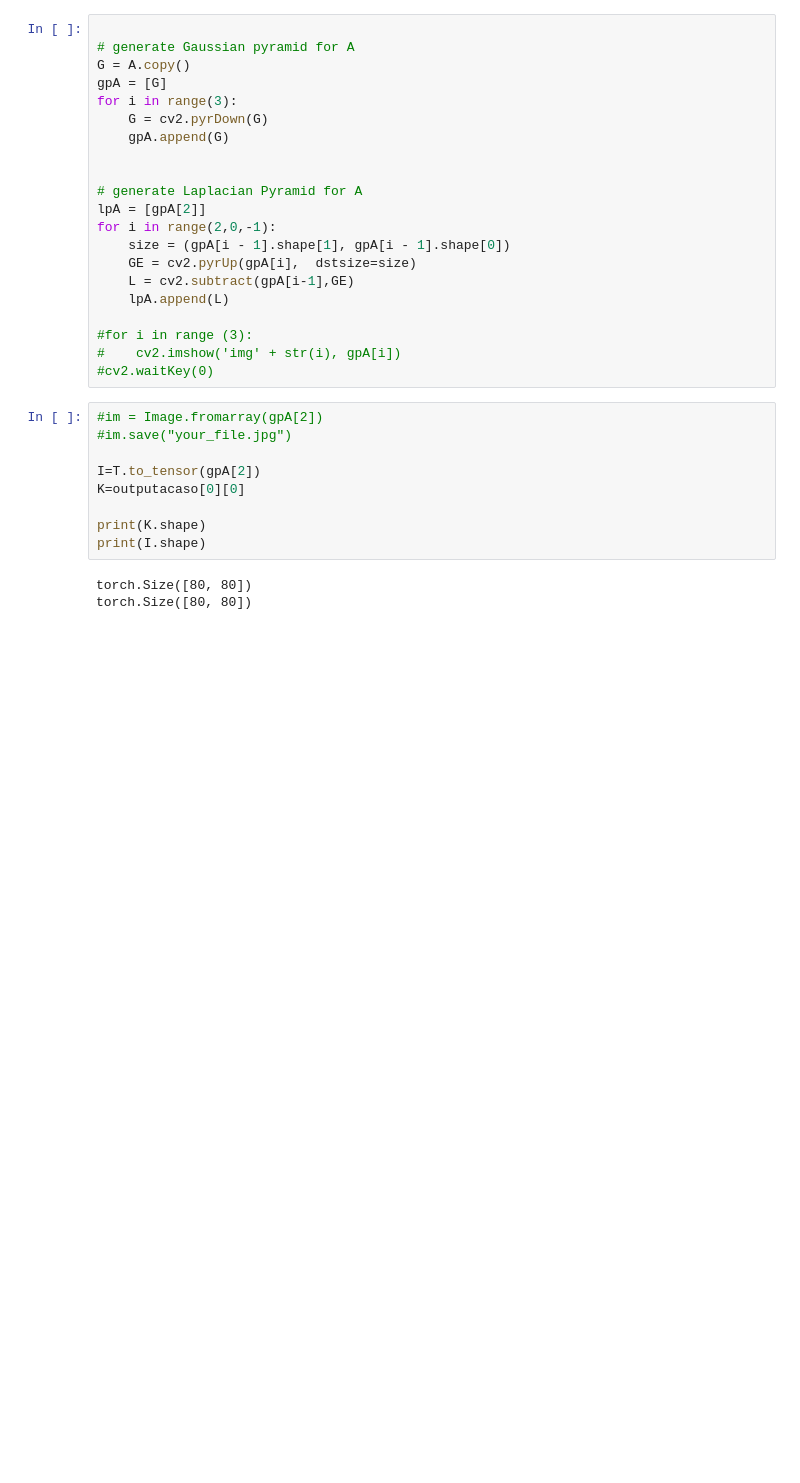
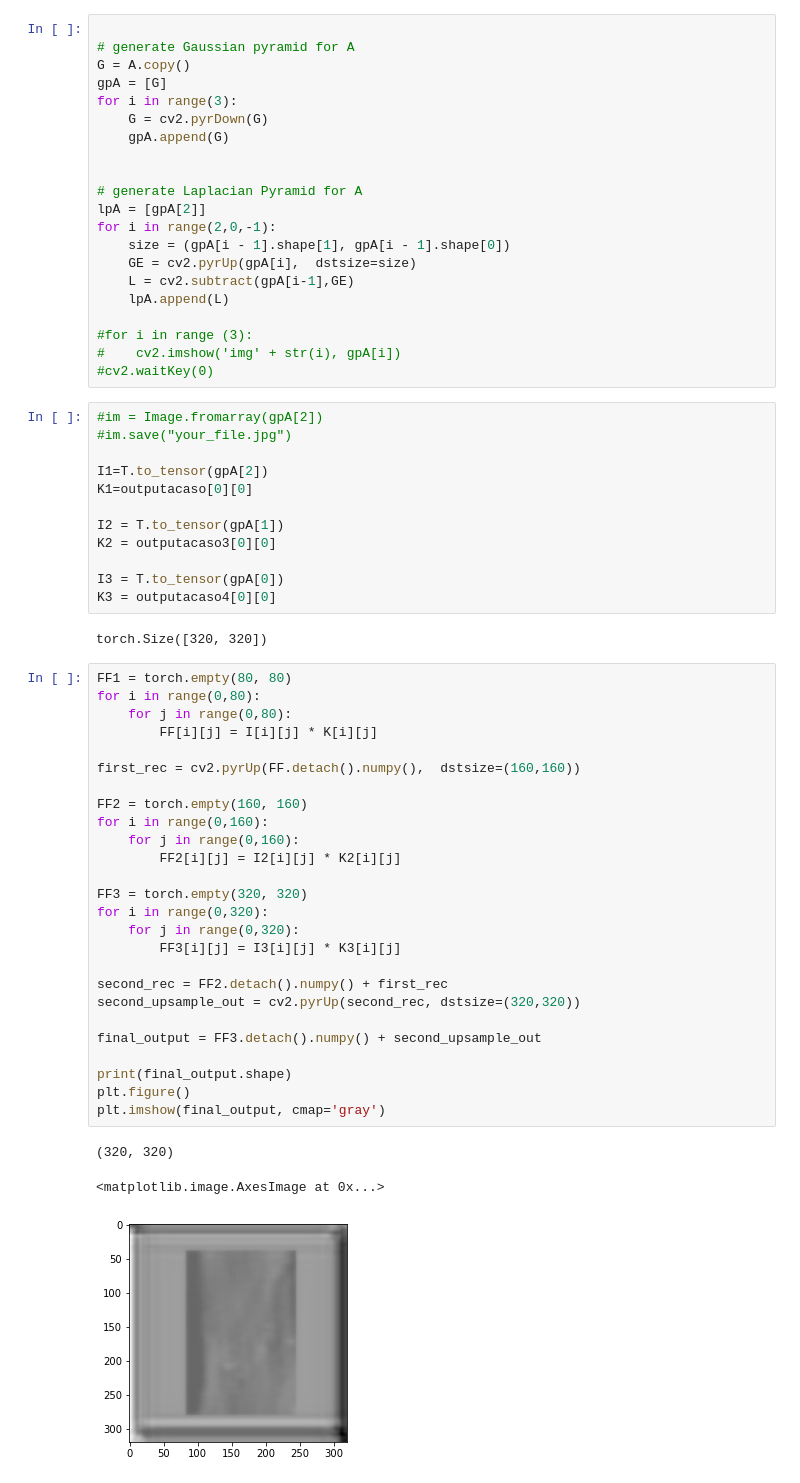
Before and after one commit to tekflio/neural, a Jupyter notebook: singlecoil_laplacian_prova.ipynb, the cells around one changed output. Saved outputs shown, nothing was run; the diff lists cells and outputs as text; blank space fills up the shorter version.

```diff
--- a/singlecoil_laplacian_prova.ipynb
+++ b/singlecoil_laplacian_prova.ipynb
@@ -280,11 +300,43 @@ for i in range(2,0,-1):
 #im = Image.fromarray(gpA[2])
 #im.save("your_file.jpg")
 
-I=T.to_tensor(gpA[2])
-K=outputacaso[0][0]
+I1=T.to_tensor(gpA[2])
+K1=outputacaso[0][0]
 
-print(K.shape)
-print(I.shape)
+I2 = T.to_tensor(gpA[1])
+K2 = outputacaso3[0][0]
+
+I3 = T.to_tensor(gpA[0])
+K3 = outputacaso4[0][0]
 # %% [output]
-torch.Size([80, 80])
-torch.Size([80, 80])
+torch.Size([320, 320])
+# %%
+FF1 = torch.empty(80, 80)
+for i in range(0,80):
+    for j in range(0,80):
+        FF[i][j] = I[i][j] * K[i][j]
+
+first_rec = cv2.pyrUp(FF.detach().numpy(),  dstsize=(160,160))
+
+FF2 = torch.empty(160, 160)
+for i in range(0,160):
+    for j in range(0,160):
+        FF2[i][j] = I2[i][j] * K2[i][j]
+
+FF3 = torch.empty(320, 320)
+for i in range(0,320):
+    for j in range(0,320):
+        FF3[i][j] = I3[i][j] * K3[i][j]
+
+second_rec = FF2.detach().numpy() + first_rec
+second_upsample_out = cv2.pyrUp(second_rec, dstsize=(320,320))
+
+final_output = FF3.detach().numpy() + second_upsample_out
+
+print(final_output.shape)
+plt.figure()
+plt.imshow(final_output, cmap='gray')
+# %% [output]
+(320, 320)
+<matplotlib.image.AxesImage at 0x...>
+[figure, added]
```
Also changed, not shown: parts of 3 cells of this notebook.
